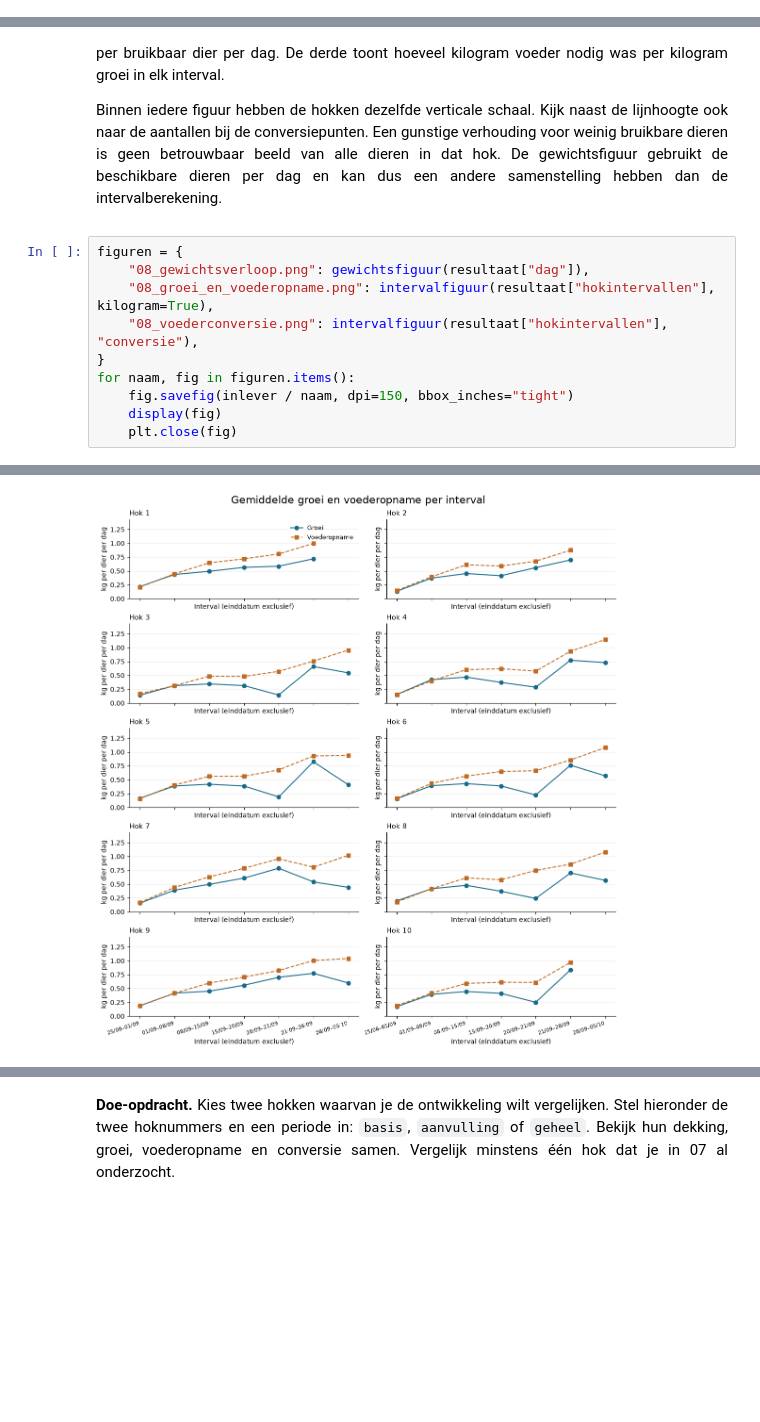
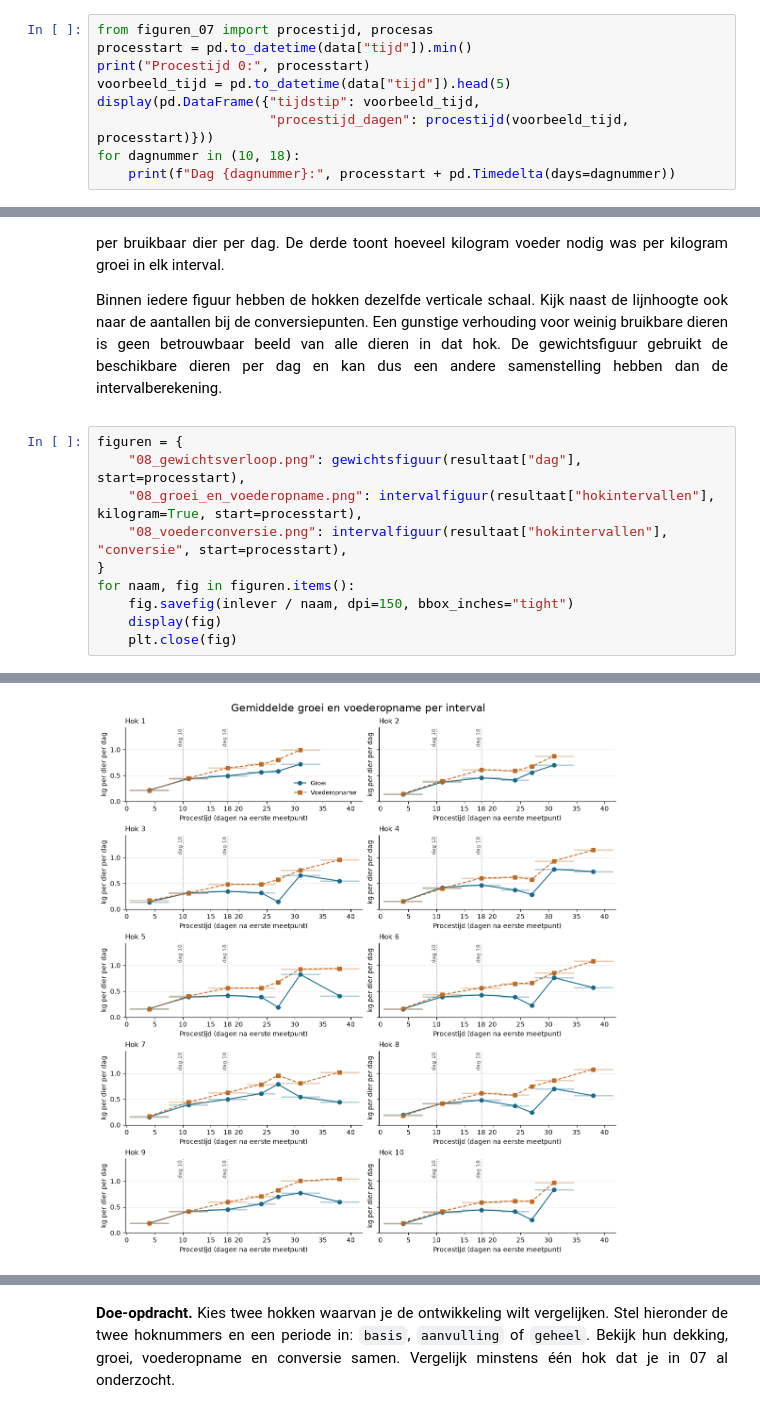
Before and after one commit to lanupro-analytics/starten-met-iot, a Jupyter notebook: docent/notebooks/08_nieuwe_gegevens_toevoegen_en_interpreteren.ipynb, the cells around one changed output, grey strips where cells are left out. Cells and saved outputs as stored; diff of their text form; blank space fills up the shorter version.

Commit message:
feat: toon procestijd en markeer voederwissels in tijdgrafieken

```diff
--- a/docent/notebooks/08_nieuwe_gegevens_toevoegen_en_interpreteren.ipynb
+++ b/docent/notebooks/08_nieuwe_gegevens_toevoegen_en_interpreteren.ipynb
@@ -383,0 +390,9 @@ Daarna verleng je de analyse. De dagelijkse gewichtsmediaan, de maximale interpo
+# %%
+from figuren_07 import procestijd, procesas
+processtart = pd.to_datetime(data["tijd"]).min()
+print("Procestijd 0:", processtart)
+voorbeeld_tijd = pd.to_datetime(data["tijd"]).head(5)
+display(pd.DataFrame({"tijdstip": voorbeeld_tijd,
+                      "procestijd_dagen": procestijd(voorbeeld_tijd, processtart)}))
+for dagnummer in (10, 18):
+    print(f"Dag {dagnummer}:", processtart + pd.Timedelta(days=dagnummer))
@@ -534,9 +559,9 @@ Binnen iedere figuur hebben de hokken dezelfde verticale schaal. Kijk naast de l
 </div>
 # %%
 figuren = {
-    "08_gewichtsverloop.png": gewichtsfiguur(resultaat["dag"]),
-    "08_groei_en_voederopname.png": intervalfiguur(resultaat["hokintervallen"], kilogram=True),
-    "08_voederconversie.png": intervalfiguur(resultaat["hokintervallen"], "conversie"),
+    "08_gewichtsverloop.png": gewichtsfiguur(resultaat["dag"], start=processtart),
+    "08_groei_en_voederopname.png": intervalfiguur(resultaat["hokintervallen"], kilogram=True, start=processtart),
+    "08_voederconversie.png": intervalfiguur(resultaat["hokintervallen"], "conversie", start=processtart),
 }
 for naam, fig in figuren.items():
     fig.savefig(inlever / naam, dpi=150, bbox_inches="tight")
@@ -547 +572 @@ for naam, fig in figuren.items():
-[figure, old version]
+[figure, new version]
```
Also changed, not shown: parts of 7 cells of this notebook, 8 other files.
